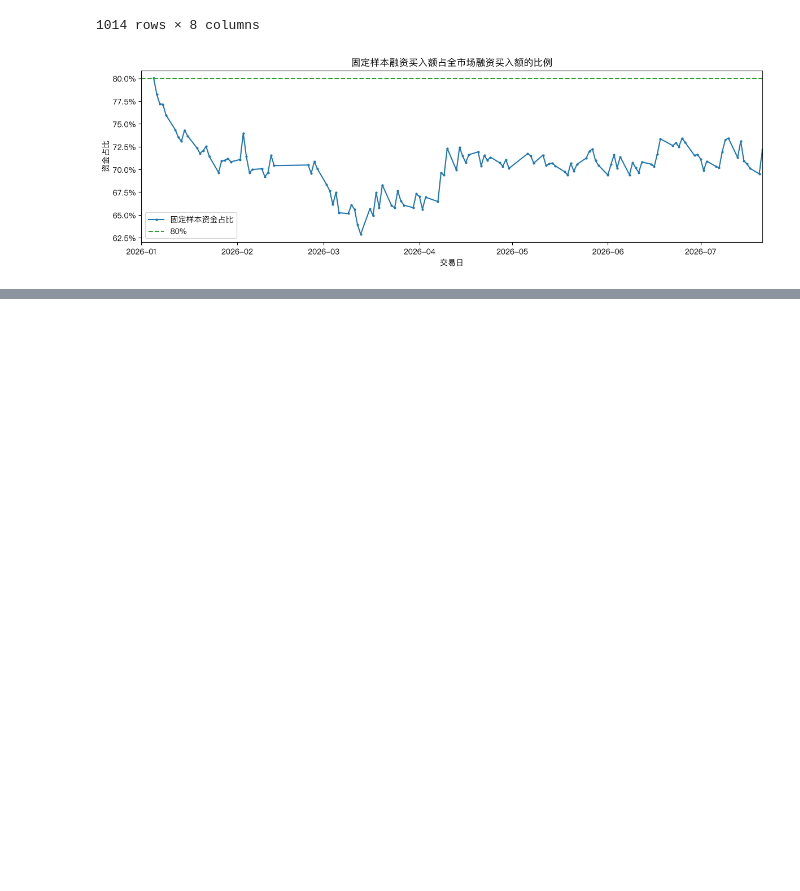
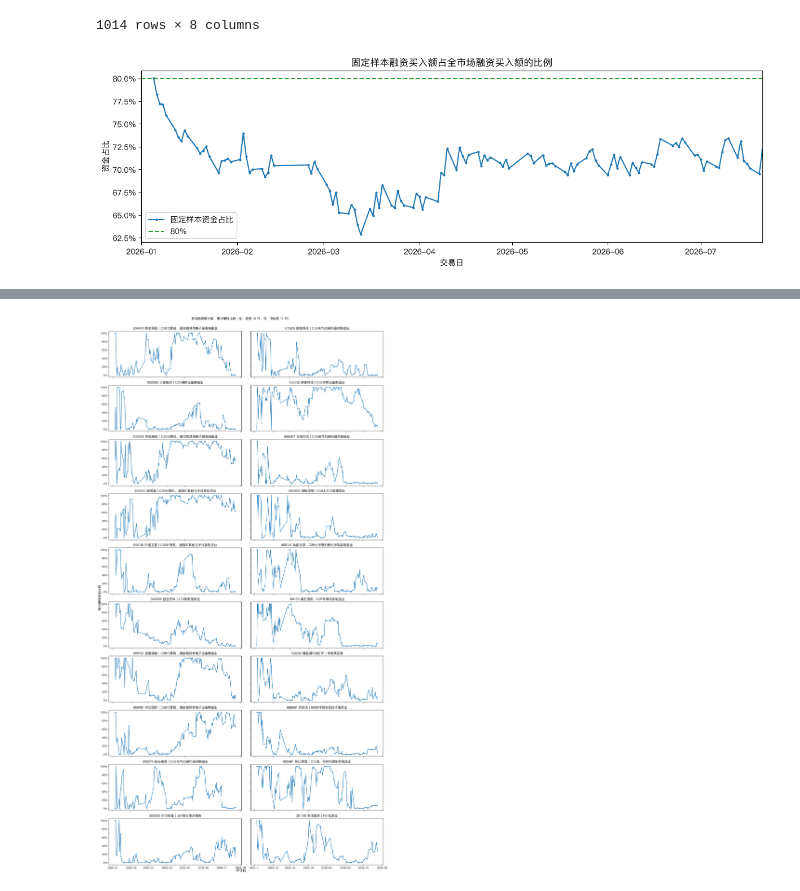
Before and after one commit to zyye00/mme, a Jupyter notebook: notebooks/margin_profitability.ipynb, the cells around one changed output, grey strips where cells are left out. Drawn from its saved outputs; the diff is of its cells as text; code cells hidden in the pictures; blank space fills up the shorter version.

Commit message:
feat: Add security-specific analysis

```diff
--- a/notebooks/margin_profitability.ipynb
+++ b/notebooks/margin_profitability.ipynb
@@ -35,20 +52,35 @@ print(f'使用中文字体：{chinese_font}')
 margin_path = SOURCE / 'margin_financing_buy.parquet'
 sample_path = DERIVED / 'first_day_top80.parquet'
 prices_path = SOURCE / 'first_day_top80_prices.parquet'
-for path in [margin_path, sample_path, prices_path]:
+tiers_path = DERIVED / 'first_day_financing_tiers.parquet'
+tier_prices_path = SOURCE / 'first_day_financing_tier_prices.parquet'
+basics_path = ROOT / 'data/source/security/baostock_security_basics.parquet'
+industries_path = ROOT / 'data/source/security/baostock_security_industries.parquet'
+for path in [margin_path, sample_path, prices_path, tiers_path, tier_prices_path, basics_path, industries_path]:
     if not path.exists():
         raise FileNotFoundError(f'缺少输入文件：{path}')
 
 margin = pd.read_parquet(margin_path)
 sample = pd.read_parquet(sample_path)
 prices = pd.read_parquet(prices_path)
+tiers = pd.read_parquet(tiers_path)
+tier_prices = pd.read_parquet(tier_prices_path)
+basics = pd.read_parquet(basics_path)
+industries = pd.read_parquet(industries_path)
 margin['trade_date'] = pd.to_datetime(margin['trade_date'])
 sample['trade_date'] = pd.to_datetime(sample['trade_date'])
 prices['trade_date'] = pd.to_datetime(prices['trade_date'])
+tiers['trade_date'] = pd.to_datetime(tiers['trade_date'])
+tier_prices['trade_date'] = pd.to_datetime(tier_prices['trade_date'])
+industries['industry_update_date'] = pd.to_datetime(industries['industry_update_date'])
 
 assert {'trade_date', 'exchange', 'security_code', 'security_name', 'financing_buy_amount'} <= set(margin.columns)
 assert {'exchange', 'security_code', 'security_type', 'rank', 'cumulative_ratio'} <= set(sample.columns)
 assert {'trade_date', 'exchange', 'security_code', 'close', 'close_unadjusted', 'volume', 'amount'} <= set(prices.columns)
+assert {'tier', 'first_day_rank', 'trade_date', 'exchange', 'security_code', 'financing_buy_amount'} <= set(tiers.columns)
+assert {'trade_date', 'exchange', 'security_code', 'close', 'close_unadjusted', 'volume', 'amount'} <= set(tier_prices.columns)
+assert {'exchange', 'security_code', 'security_type'} <= set(basics.columns)
+assert {'exchange', 'security_code', 'industry', 'industry_classification', 'industry_update_date'} <= set(industries.columns)
 
 sample_by_rank = sample.sort_values('rank').reset_index(drop=True)
 assert sample_by_rank.cumulative_ratio.iloc[-1] >= 0.8
@@ -174,0 +176,66 @@ profitability.tail()
+# %%
+tier_metadata = tiers.merge(
+    prepare_security_metadata(tiers, industries, basics),
+    on=['exchange', 'security_code'],
+    how='left',
+    validate='many_to_one',
+)
+if tier_metadata.security_type.isna().any():
+    raise RuntimeError('首日融资分层证券存在未匹配的 BaoStock 基础信息。')
+
+tier_display = tier_metadata[[
+    'tier', 'first_day_rank', 'exchange', 'security_code', 'security_name', 'security_type',
+    'industry', 'industry_classification', 'financing_buy_amount',
+]].sort_values(['tier', 'first_day_rank'])
+display(tier_display.style.format({'financing_buy_amount': '{:,.0f}'}))
+
+tier_profitability = calculate_tier_profitability(margin, tiers, tier_prices, tier_metadata)
+tier_profitability.to_parquet(DERIVED / 'first_day_financing_tier_profitability.parquet', index=False)
+
+fig, axes = plt.subplots(10, 2, figsize=(16, 30), sharex=True, sharey=True)
+for column, tier in enumerate(['highest', 'median']):
+    group = tier_metadata.loc[tier_metadata.tier.eq(tier)].sort_values('first_day_rank')
+    for axis, security in zip(axes[:, column], group.itertuples(index=False), strict=False):
+        series = tier_profitability.loc[
+            tier_profitability.tier.eq(tier)
+            & tier_profitability.exchange.eq(security.exchange)
+            & tier_profitability.security_code.eq(security.security_code)
+        ]
+        axis.plot(series.evaluation_date, series.cumulative_profit_ratio, marker='o', markersize=2)
+        axis.yaxis.set_major_formatter(PercentFormatter(1))
+        axis.set_title(f'{security.security_code} {security.security_name}｜{security.industry}')
+fig.suptitle('首日融资额分层：累计赚钱比例（左：最高 10 只；右：中位数 10 只）', y=1.002)
+fig.supxlabel('评估日')
+fig.supylabel('累计赚钱资金比例')
+plt.tight_layout()
+plt.show()
+
+fixed_industry_metadata = prepare_security_metadata(sample, industries)
+tier_industry_profitability, industry_summary = calculate_industry_cumulative_profitability(
+    positions, prices, fixed_industry_metadata, tier_metadata
+)
+tier_industry_profitability.to_parquet(
+    DERIVED / 'first_day_financing_tier_industry_profitability.parquet', index=False
+)
+display(industry_summary)
+
+ncols = 2
+nrows = (len(industry_summary) + ncols - 1) // ncols
+fig, axes = plt.subplots(nrows, ncols, figsize=(16, 4 * nrows), sharex=True, sharey=True)
+axes = axes.ravel()
+for axis, industry in zip(axes, industry_summary.itertuples(index=False), strict=False):
+    series = tier_industry_profitability.loc[
+        tier_industry_profitability.industry.eq(industry.industry)
+        & tier_industry_profitability.industry_classification.eq(industry.industry_classification)
+    ]
+    axis.plot(series.evaluation_date, series.cumulative_profit_ratio, marker='o', markersize=2)
+    axis.yaxis.set_major_formatter(PercentFormatter(1))
+    axis.set_title(f'{industry.industry}｜固定样本全部股票')
+for axis in axes[len(industry_summary):]:
+    axis.set_visible(False)
+fig.suptitle('首日融资分层涉及行业：累计赚钱比例', y=1.01)
+fig.supxlabel('评估日')
+fig.supylabel('累计赚钱资金比例')
+plt.tight_layout()
+plt.show()
+# %% [output]
@@ -174,0 +259 @@ profitability.tail()
+[figure, added]
```
Also changed, not shown: parts of 11 cells of this notebook, 9 other files.
